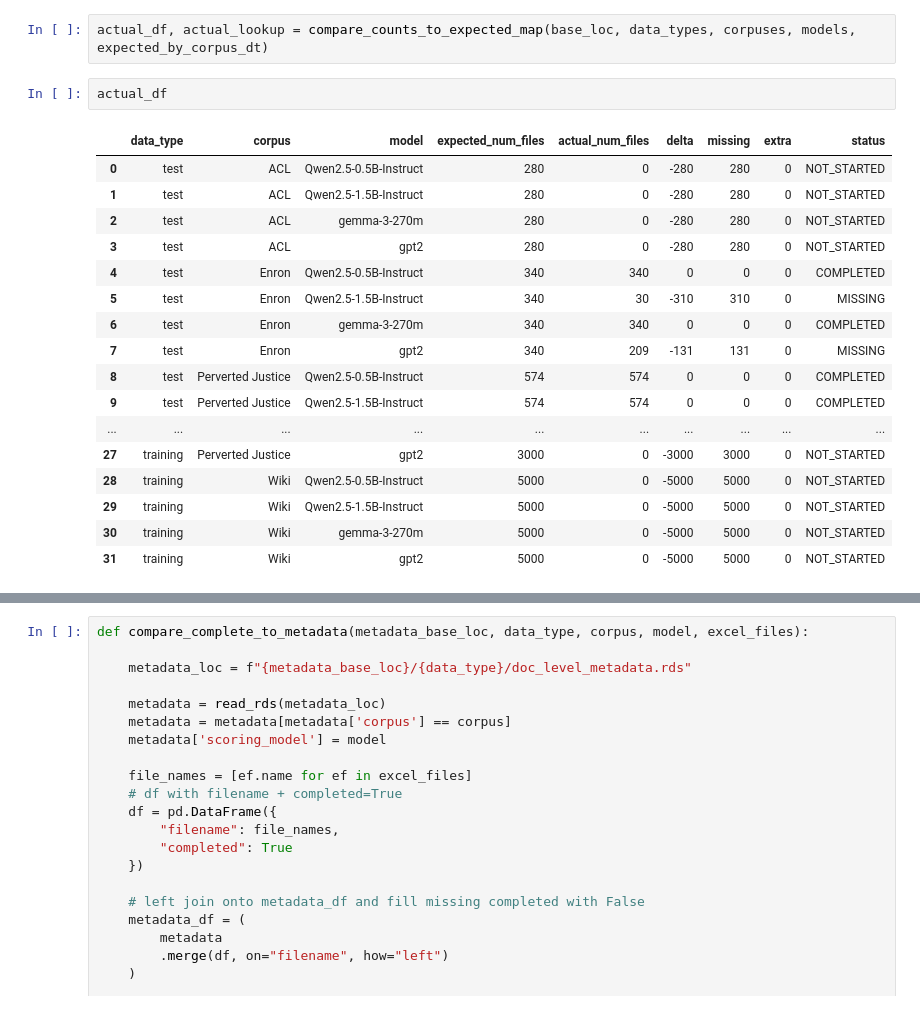
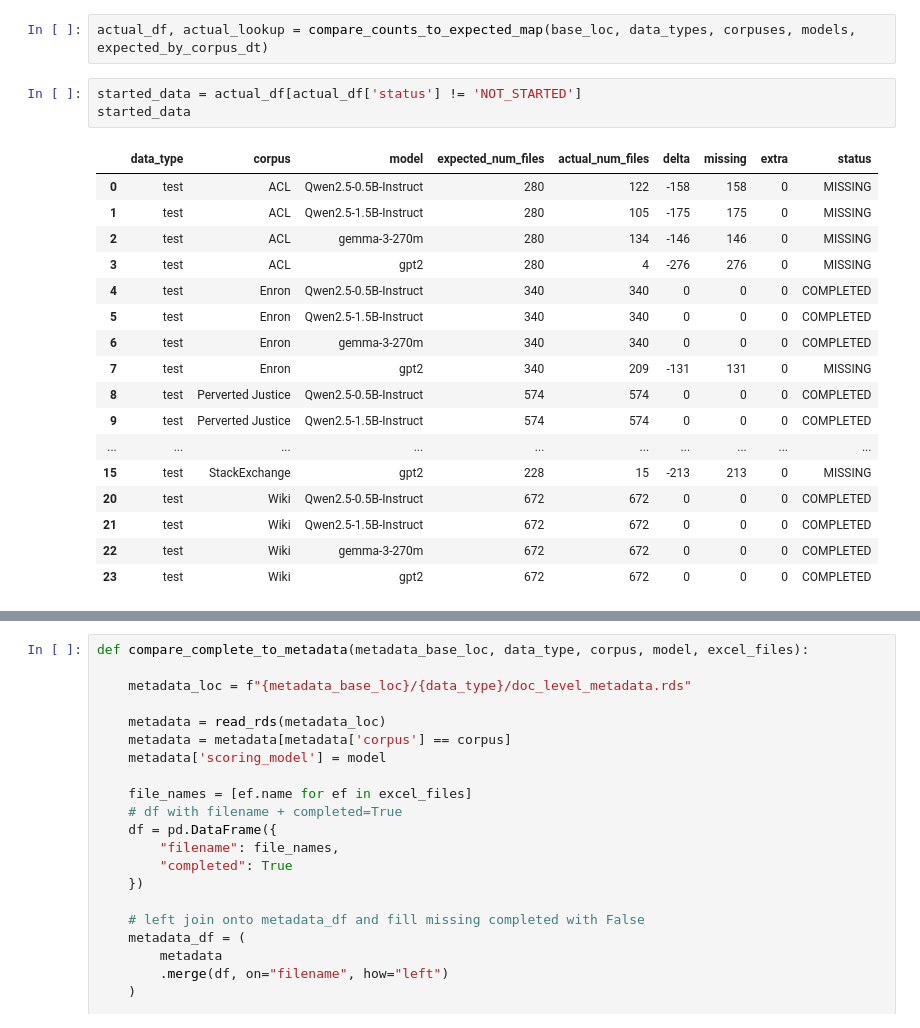
Before and after one commit to BenJCross1995/n-gram-av-methods, a Jupyter notebook: notebooks/testing/combine-scores.ipynb, the cells around one changed output, grey strips where cells are left out. Saved outputs shown, nothing was run; the diff lists cells and outputs as text.

```diff
--- a/notebooks/testing/combine-scores.ipynb
+++ b/notebooks/testing/combine-scores.ipynb
@@ -134,26 +134,27 @@ def compare_counts_to_expected_map(base_loc, data_types, corpuses, models, expec
     return df, lookup
 # %%
 actual_df, actual_lookup = compare_counts_to_expected_map(base_loc, data_types, corpuses, models, expected_by_corpus_dt)
-# %%
-actual_df
-# %% [output]
-|  | data_type | corpus | model | expected_num_files | actual_num_files | delta | missing | extra | status |
-| 0 | test | ACL | Qwen2.5-0.5B-Instruct | 280 | 0 | -280 | 280 | 0 | NOT_STARTED |
-| 1 | test | ACL | Qwen2.5-1.5B-Instruct | 280 | 0 | -280 | 280 | 0 | NOT_STARTED |
-| 2 | test | ACL | gemma-3-270m | 280 | 0 | -280 | 280 | 0 | NOT_STARTED |
-| 3 | test | ACL | gpt2 | 280 | 0 | -280 | 280 | 0 | NOT_STARTED |
-| 4 | test | Enron | Qwen2.5-0.5B-Instruct | 340 | 340 | 0 | 0 | 0 | COMPLETED |
-| 5 | test | Enron | Qwen2.5-1.5B-Instruct | 340 | 30 | -310 | 310 | 0 | MISSING |
-| 6 | test | Enron | gemma-3-270m | 340 | 340 | 0 | 0 | 0 | COMPLETED |
-| 7 | test | Enron | gpt2 | 340 | 209 | -131 | 131 | 0 | MISSING |
-| 8 | test | Perverted Justice | Qwen2.5-0.5B-Instruct | 574 | 574 | 0 | 0 | 0 | COMPLETED |
-| 9 | test | Perverted Justice | Qwen2.5-1.5B-Instruct | 574 | 574 | 0 | 0 | 0 | COMPLETED |
-| ... | ... | ... | ... | ... | ... | ... | ... | ... | ... |
-| 27 | training | Perverted Justice | gpt2 | 3000 | 0 | -3000 | 3000 | 0 | NOT_STARTED |
-| 28 | training | Wiki | Qwen2.5-0.5B-Instruct | 5000 | 0 | -5000 | 5000 | 0 | NOT_STARTED |
-| 29 | training | Wiki | Qwen2.5-1.5B-Instruct | 5000 | 0 | -5000 | 5000 | 0 | NOT_STARTED |
-| 30 | training | Wiki | gemma-3-270m | 5000 | 0 | -5000 | 5000 | 0 | NOT_STARTED |
-| 31 | training | Wiki | gpt2 | 5000 | 0 | -5000 | 5000 | 0 | NOT_STARTED |
+# %%
+started_data = actual_df[actual_df['status'] != 'NOT_STARTED']
+started_data
+# %% [output]
+|  | data_type | corpus | model | expected_num_files | actual_num_files | delta | missing | extra | status |
+| 0 | test | ACL | Qwen2.5-0.5B-Instruct | 280 | 122 | -158 | 158 | 0 | MISSING |
+| 1 | test | ACL | Qwen2.5-1.5B-Instruct | 280 | 105 | -175 | 175 | 0 | MISSING |
+| 2 | test | ACL | gemma-3-270m | 280 | 134 | -146 | 146 | 0 | MISSING |
+| 3 | test | ACL | gpt2 | 280 | 4 | -276 | 276 | 0 | MISSING |
+| 4 | test | Enron | Qwen2.5-0.5B-Instruct | 340 | 340 | 0 | 0 | 0 | COMPLETED |
+| 5 | test | Enron | Qwen2.5-1.5B-Instruct | 340 | 340 | 0 | 0 | 0 | COMPLETED |
+| 6 | test | Enron | gemma-3-270m | 340 | 340 | 0 | 0 | 0 | COMPLETED |
+| 7 | test | Enron | gpt2 | 340 | 209 | -131 | 131 | 0 | MISSING |
+| 8 | test | Perverted Justice | Qwen2.5-0.5B-Instruct | 574 | 574 | 0 | 0 | 0 | COMPLETED |
+| 9 | test | Perverted Justice | Qwen2.5-1.5B-Instruct | 574 | 574 | 0 | 0 | 0 | COMPLETED |
+| ... | ... | ... | ... | ... | ... | ... | ... | ... | ... |
+| 15 | test | StackExchange | gpt2 | 228 | 15 | -213 | 213 | 0 | MISSING |
+| 20 | test | Wiki | Qwen2.5-0.5B-Instruct | 672 | 672 | 0 | 0 | 0 | COMPLETED |
+| 21 | test | Wiki | Qwen2.5-1.5B-Instruct | 672 | 672 | 0 | 0 | 0 | COMPLETED |
+| 22 | test | Wiki | gemma-3-270m | 672 | 672 | 0 | 0 | 0 | COMPLETED |
+| 23 | test | Wiki | gpt2 | 672 | 672 | 0 | 0 | 0 | COMPLETED |
 # %%
 completed_data = actual_df[actual_df['status'] == 'COMPLETED']
 completed_data
```
Also changed, not shown: parts of 2 cells of this notebook, 15 other files.
